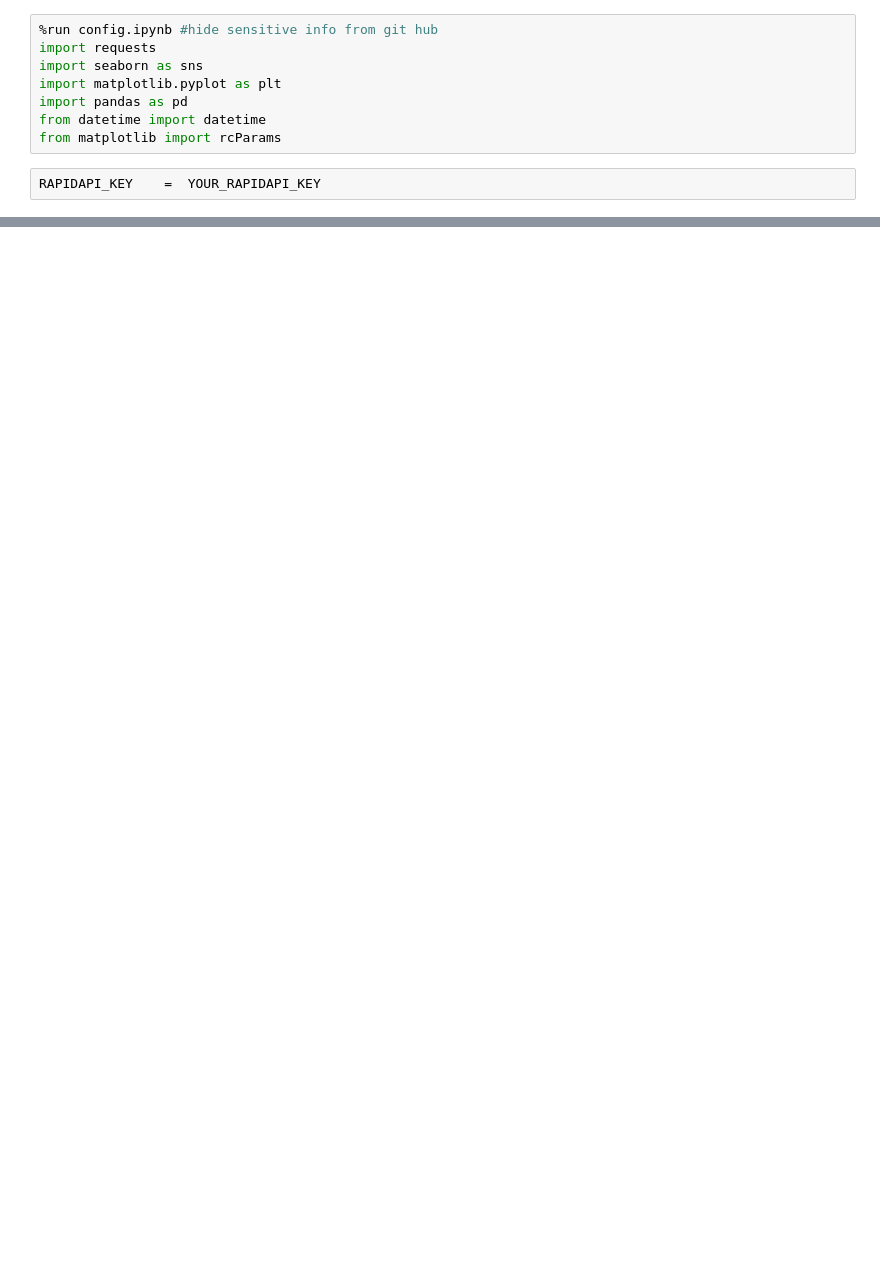
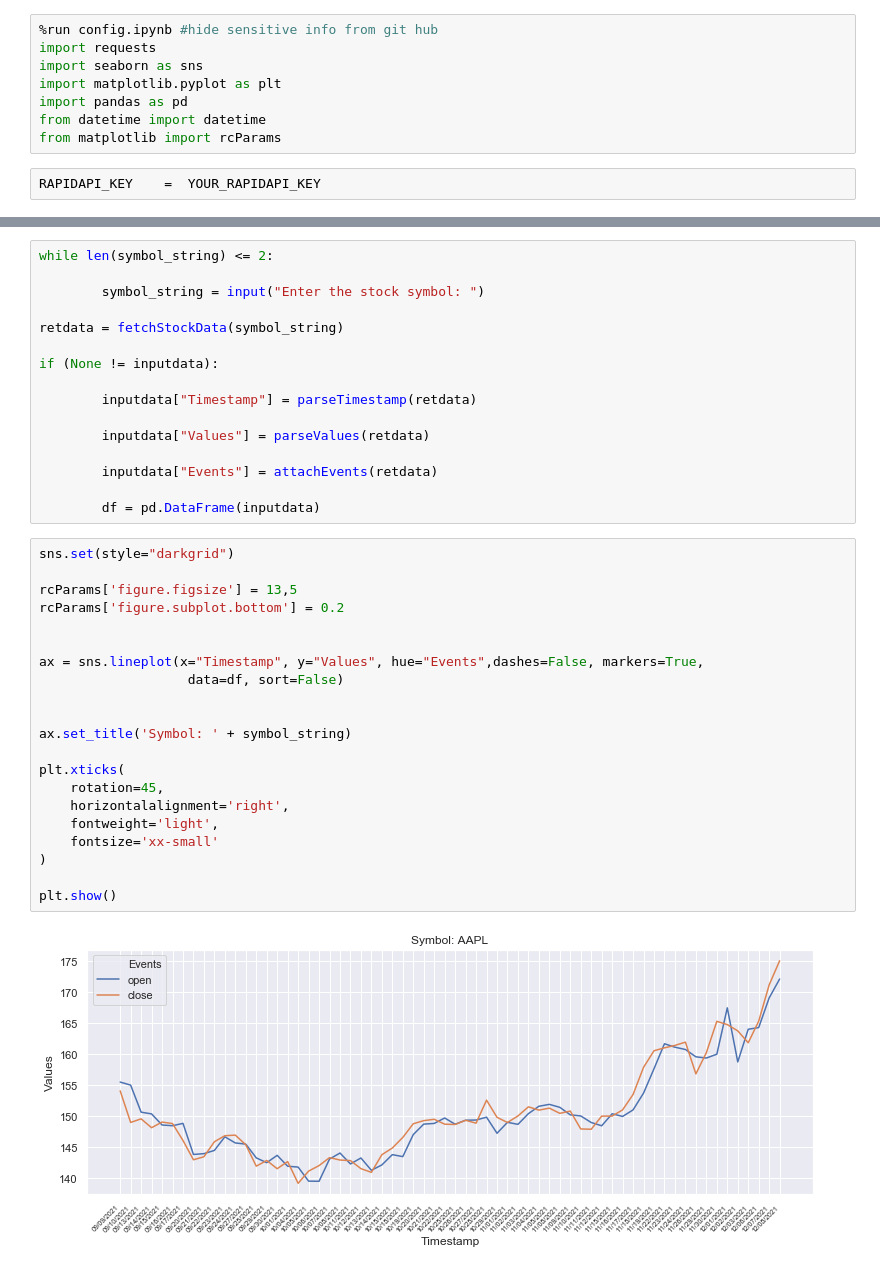
Before and after one commit to raulco1/algo-trading, a Jupyter notebook: .ipynb, the cells around one changed output, grey strips where cells are left out. Saved outputs shown, nothing was run; the diff lists cells and outputs as text; blank space fills up the shorter version.

```diff
--- a/.ipynb
+++ b/.ipynb
@@ -25,0 +96,39 @@ print(response.text)
+# %%
+while len(symbol_string) <= 2:
+
+        symbol_string = input("Enter the stock symbol: ")
+
+retdata = fetchStockData(symbol_string)
+
+if (None != inputdata):
+
+        inputdata["Timestamp"] = parseTimestamp(retdata)
+
+        inputdata["Values"] = parseValues(retdata)
+
+        inputdata["Events"] = attachEvents(retdata)
+
+        df = pd.DataFrame(inputdata)
+# %%
+sns.set(style="darkgrid")
+
+rcParams['figure.figsize'] = 13,5
+rcParams['figure.subplot.bottom'] = 0.2
+
+
+ax = sns.lineplot(x="Timestamp", y="Values", hue="Events",dashes=False, markers=True,
+                   data=df, sort=False)
+
+
+ax.set_title('Symbol: ' + symbol_string)
+
+plt.xticks(
+    rotation=45,
+    horizontalalignment='right',
+    fontweight='light',
+    fontsize='xx-small'
+)
+
+plt.show()
+# %% [output]
+[figure, added]
```
Also changed, not shown: parts of 17 cells of this notebook.
